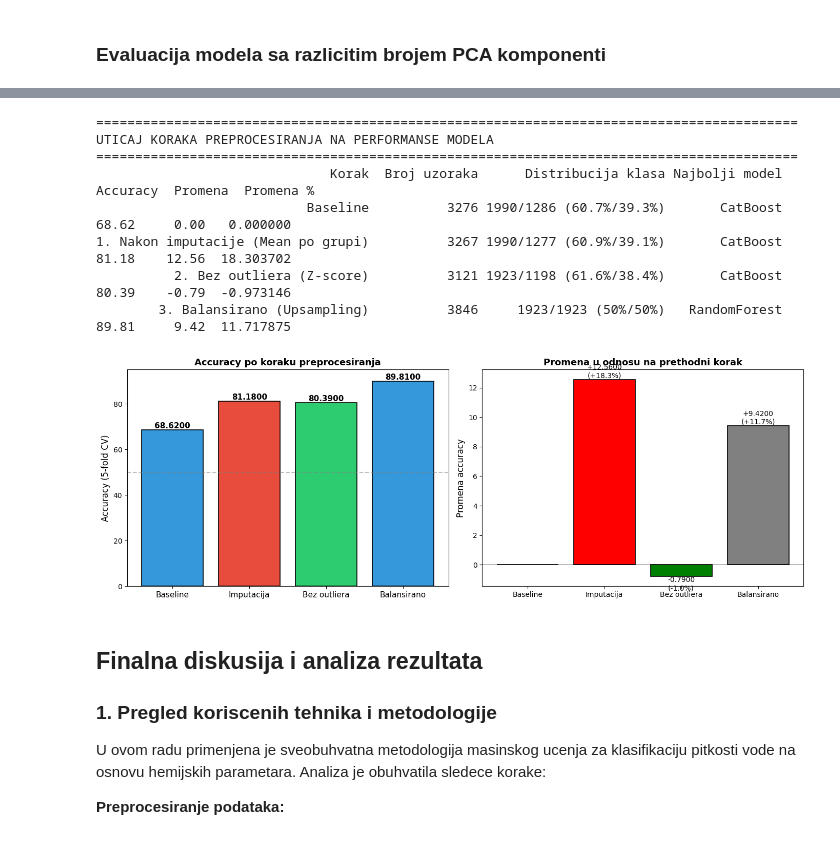
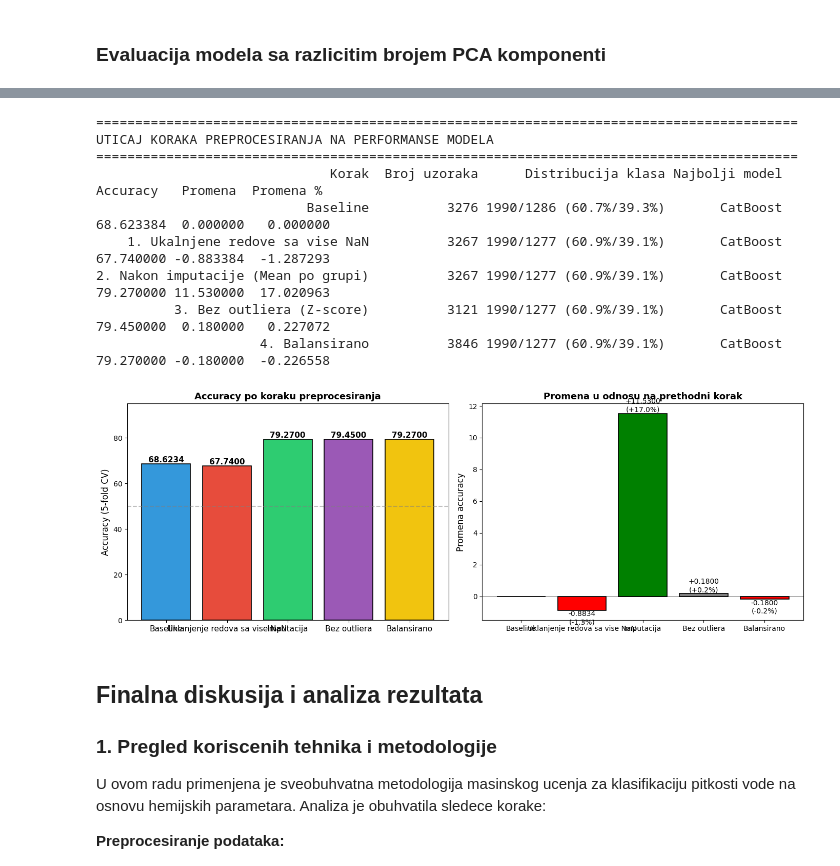
Before and after one commit to anastasijasavov/machine-learning, a Jupyter notebook: notebooks/potability_final.ipynb, the cells around one changed output, grey strips where cells are left out. Saved outputs shown, nothing was run; the diff lists cells and outputs as text; code cells hidden in the pictures.

```diff
--- a/notebooks/potability_final.ipynb
+++ b/notebooks/potability_final.ipynb
@@ -19,7 +19,7 @@ features.remove(target_column)
 # %%
 import os
 
-relpath = '..\\data\\water_potability.csv'
+relpath = '.\\Data\\water_potability.csv'
 abspath = os.path.abspath(relpath)
 
 df = pd.read_csv(abspath, header=0, names=columns)
@@ -591,3 +606,7 @@ Redovi sa tri null kolona:
 | max | NaN | 229.771350 | 44982.734155 | 8.898024 | NaN | 566.339294 | 19.585497 | NaN | ... |
 # %% [markdown]
 Vidimo da imamo 9 redova koji imaju te tri kolone sa null vrednostima, tako da brisanje istih nece mnogo da utice na celokupan dataset.
+# %%
+rows_with_multiple_nulls = df[df.isnull().sum(axis=1) >= 2]
+print("Redovi sa dve null kolona:")
+rows_with_multiple_nulls.describe()
@@ -1639,14 +1992,15 @@ Optimalan broj komponenti: 9
 preprocessing_summary = {
     'Korak': [
         'Baseline',
-        '1. Nakon imputacije (Mean po grupi)',
-        '2. Bez outliera (Z-score)',
-        '3. Balansirano (Upsampling)'
+        '1. Ukalnjene redove sa vise NaN',
+        '2. Nakon imputacije (Mean po grupi)',
+        '3. Bez outliera (Z-score)',
+        '4. Balansirano'
     ],
-    'Broj uzoraka': [3276, 3267, 3121, 3846],
-    'Distribucija klasa': ['1990/1286 (60.7%/39.3%)', '1990/1277 (60.9%/39.1%)', '1923/1198 (61.6%/38.4%)', '1923/1923 (50%/50%)'],
-    'Najbolji model': ['CatBoost', 'CatBoost', 'CatBoost', 'CatBoost'],
-    'Accuracy': [68.62, 81.18, 80.39, 80.2]
+    'Broj uzoraka': [3276, 3267,  3267, 3121, 3846],
+    'Distribucija klasa': ['1990/1286 (60.7%/39.3%)', '1990/1277 (60.9%/39.1%)', '1990/1277 (60.9%/39.1%)', '1990/1277 (60.9%/39.1%)', '1990/1277 (60.9%/39.1%)'],
+    'Najbolji model': ['CatBoost', 'CatBoost','CatBoost', 'CatBoost', 'CatBoost'],
+    'Accuracy': [best_baseline_acc, 67.74, 79.27, 79.45, 79.27]
 }
 
 summary_df = pd.DataFrame(preprocessing_summary)
@@ -1668,50 +2022,51 @@ fig, axes = plt.subplots(1, 2, figsize=(14, 5))
 
 # Accuracy progression
 ax1 = axes[0]
-colors = ['#3498db', '#e74c3c', '#2ecc71']
+colors = ['#3498db', '#e74c3c', '#2ecc71', '#9b59b6', '#f1c40f']
 bars = ax1.bar(range(len(summary_df)), summary_df['Accuracy'], color=colors, edgecolor='black', linewidth=1.2)
 ax1.set_xticks(range(len(summary_df)))
-ax1.set_xticklabels(['Baseline', 'Imputacija', 'Bez outliera', 'Balansirano'], fontsize=11)
+ax1.set_xticklabels(['Baseline', 'Uklanjenje redova sa vise NaN','Imputacija', 'Bez outliera', 'Balansirano'], fontsize=11)
 ax1.set_ylabel('Accuracy (5-fold CV)', fontsize=12)
 ax1.set_title('Accuracy po koraku preprocesiranja', fontsize=13, fontweight='bold')
 ax1.set_ylim(0, 95)
 ax1.axhline(y=50, color='gray', linestyle='--', alpha=0.5, label='Random baseline')
 
 # Add value labels on bars
 for bar, acc in zip(bars, summary_df['Accuracy']):
     ax1.text(bar.get_x() + bar.get_width()/2, bar.get_height() + 0.005,
              f'{acc:.4f}', ha='center', va='bottom', fontsize=11, fontweight='bold')
 
 # Change from previous step
 ax2 = axes[1]
 changes = summary_df['Promena'].values
 colors_change = ['gray', 'red', 'green']  # First is 0, second negative, third positive
 ax2.bar(range(len(summary_df)), changes, color=colors_change, edgecolor='black', linewidth=1.2)
 ax2.set_xticks(range(len(summary_df)))
-ax2.set_xticklabels(['Baseline','Imputacija', 'Bez outliera', 'Balansirano'], fontsize=10)
+ax2.set_xticklabels(['Baseline','Uklanjenje redova sa vise NaN','Imputacija', 'Bez outliera', 'Balansirano'], fontsize=10)
 ax2.set_ylabel('Promena accuracy', fontsize=12)
 ax2.set_title('Promena u odnosu na prethodni korak', fontsize=13, fontweight='bold')
 ax2.axhline(y=0, color='black', linestyle='-', linewidth=0.5)
 
 # Add value labels
 for i, (change, pct) in enumerate(zip(changes, summary_df['Promena %'])):
     if change != 0:
         label = f'{change:+.4f}\n({pct:+.1f}%)'
         ax2.text(i, change + 0.002 if change > 0 else change - 0.008,
                  label, ha='center', va='bottom' if change > 0 else 'top', fontsize=10)
 
 plt.tight_layout()
 plt.show()
 # %% [output]
 ==========================================================================================
 UTICAJ KORAKA PREPROCESIRANJA NA PERFORMANSE MODELA
 ==========================================================================================
-                              Korak  Broj uzoraka      Distribucija klasa Najbolji model  Accuracy  Promena  Promena %
-                           Baseline          3276 1990/1286 (60.7%/39.3%)       CatBoost     68.62     0.00   0.000000
-1. Nakon imputacije (Mean po grupi)          3267 1990/1277 (60.9%/39.1%)       CatBoost     81.18    12.56  18.303702
-          2. Bez outliera (Z-score)          3121 1923/1198 (61.6%/38.4%)       CatBoost     80.39    -0.79  -0.973146
-        3. Balansirano (Upsampling)          3846     1923/1923 (50%/50%)   RandomForest     89.81     9.42  11.717875
+                              Korak  Broj uzoraka      Distribucija klasa Najbolji model  Accuracy   Promena  Promena %
+                           Baseline          3276 1990/1286 (60.7%/39.3%)       CatBoost 68.623384  0.000000   0.000000
+    1. Ukalnjene redove sa vise NaN          3267 1990/1277 (60.9%/39.1%)       CatBoost 67.740000 -0.883384  -1.287293
+2. Nakon imputacije (Mean po grupi)          3267 1990/1277 (60.9%/39.1%)       CatBoost 79.270000 11.530000  17.020963
+          3. Bez outliera (Z-score)          3121 1990/1277 (60.9%/39.1%)       CatBoost 79.450000  0.180000   0.227072
+                     4. Balansirano          3846 1990/1277 (60.9%/39.1%)       CatBoost 79.270000 -0.180000  -0.226558
-[figure, old version]
+[figure, new version]
 # %% [markdown]
 ## Finalna diskusija i analiza rezultata
 
```
Also changed, not shown: parts of 38 cells of this notebook.
